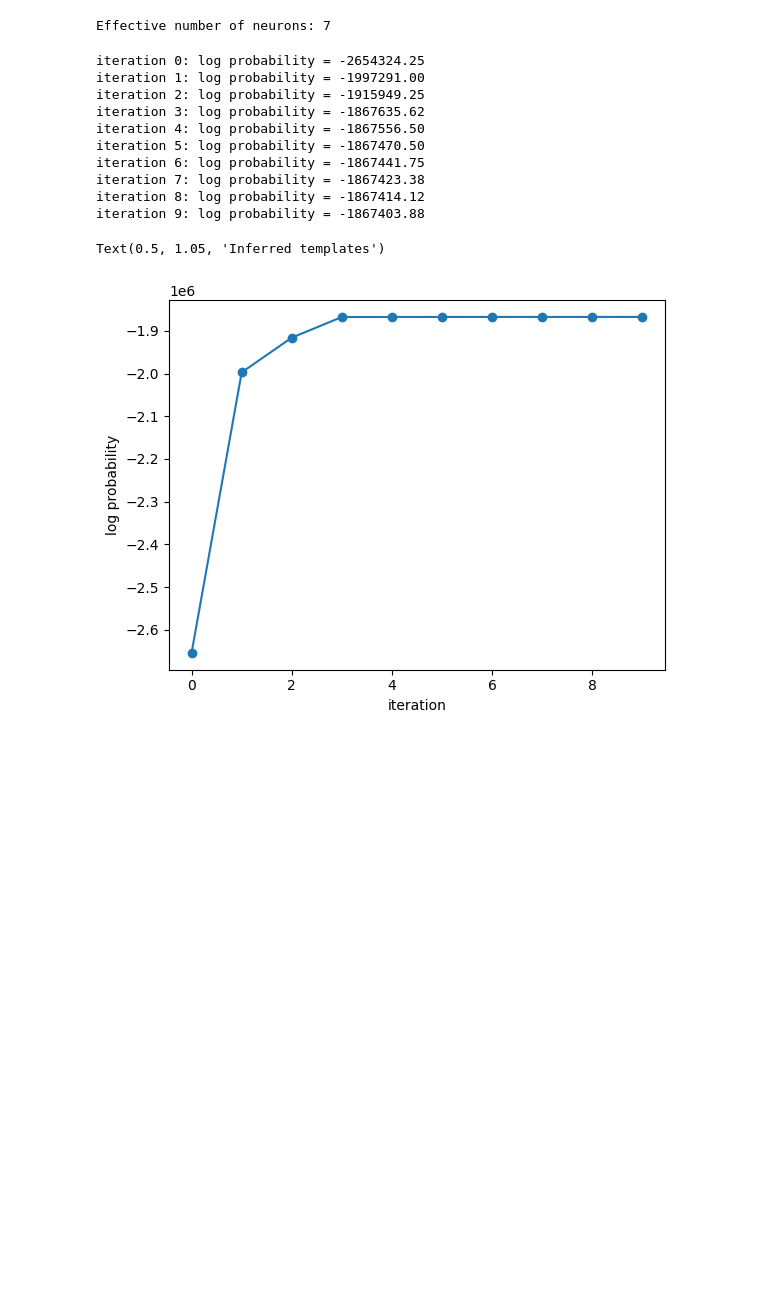
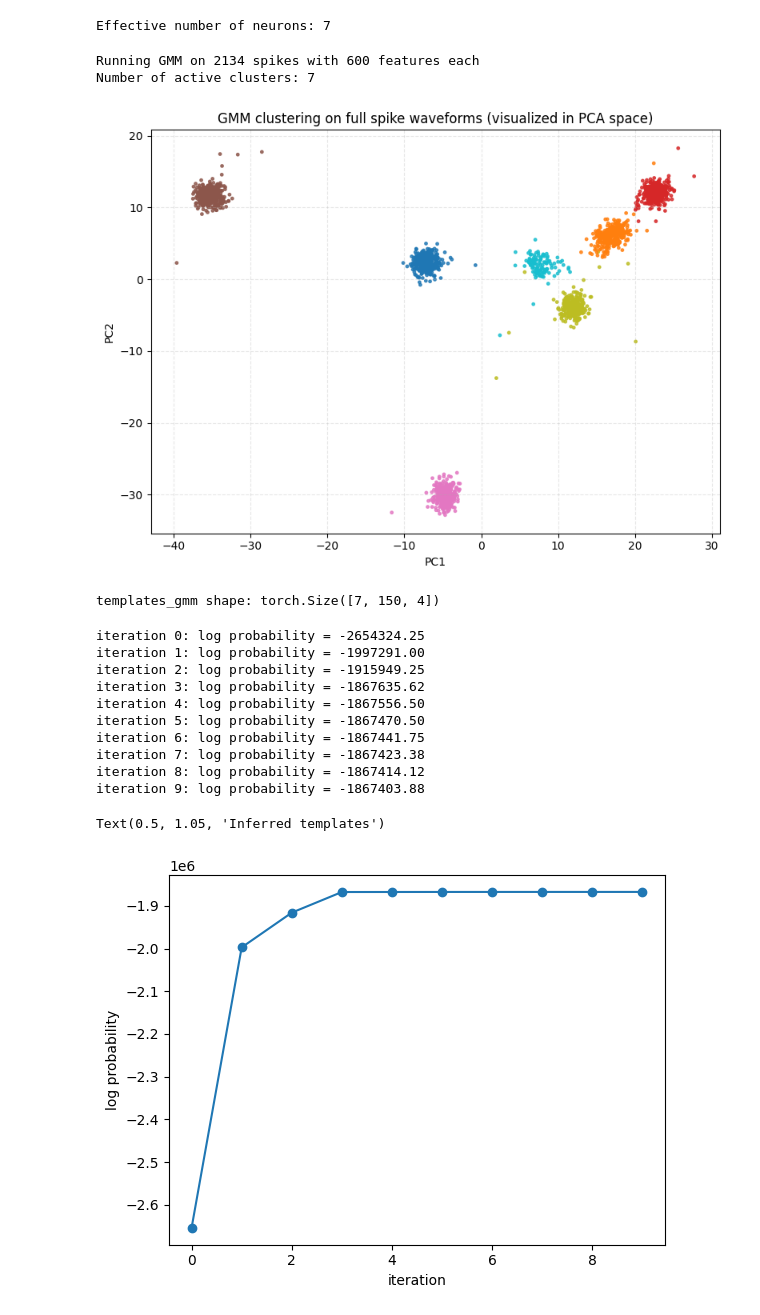
Before and after one commit to mariakesa/MITNeuralComputation, a Jupyter notebook: ScottLindermanBook/spike_sorting_by_clustering.ipynb, the cells around one changed output. Cells and saved outputs as stored; diff of their text form; code cells hidden in the pictures; blank space fills up the shorter version.

```diff
--- a/ScottLindermanBook/spike_sorting_by_clustering.ipynb
+++ b/ScottLindermanBook/spike_sorting_by_clustering.ipynb
@@ -447,6 +454,71 @@ bgmm = BayesianGaussianMixture(
 print(f"Effective number of neurons: {(bgmm.weights_ > 0.01).sum()}")
 # %% [output]
 Effective number of neurons: 7
+# %%
+import torch
+import numpy as np
+from sklearn.mixture import GaussianMixture
+import matplotlib.pyplot as plt
+
+# ======================================================
+# 1. Flatten the full spike waveforms
+# ======================================================
+num_spikes, window, num_channels = spike_waveforms.shape
+
+X = spike_waveforms.reshape(num_spikes, -1).cpu().numpy()
+
+print(f"Running GMM on {X.shape[0]} spikes with {X.shape[1]} features each")
+
+# ======================================================
+# 2. Fit Gaussian Mixture Model directly on full data
+# ======================================================
+num_clusters = 7  # change if needed
+gmm = GaussianMixture(
+    n_components=num_clusters,
+    covariance_type="tied",   # can also try "diag" or "tied"
+    random_state=0,
+    n_init=3,                 # multiple restarts for robustness
+    max_iter=500
+)
+gmm.fit(X)
+
+labels = gmm.predict(X)
+unique_labels = np.unique(labels)
+print(f"Number of active clusters: {len(unique_labels)}")
+
+# ======================================================
+# 3. Visualize results in a quick 2-D projection (optional)
+# ======================================================
+# Use PCA only for visualization after fitting, not for training
+from sklearn.decomposition import PCA
+pca = PCA(n_components=2, random_state=0)
+X_pca = pca.fit_transform(X)
+
+plt.figure(figsize=(8, 6))
+plt.scatter(X_pca[:, 0], X_pca[:, 1], c=labels, s=6, cmap="tab10", alpha=0.8)
+plt.xlabel("PC1")
+plt.ylabel("PC2")
+plt.title("GMM clustering on full spike waveforms (visualized in PCA space)")
+plt.grid(True, ls="--", alpha=0.3)
+plt.tight_layout()
+plt.show()
+
+# ======================================================
+# 4. Convert cluster assignments back to torch
+# ======================================================
+spike_ids_gmm = torch.from_numpy(labels).to(spike_waveforms.device)
+
+# Now you can e.g. compute templates from these labels:
+templates_gmm = torch.stack([
+    spike_waveforms[spike_ids_gmm == k].mean(dim=0)
+    for k in unique_labels
+])
+print("templates_gmm shape:", templates_gmm.shape)
+# %% [output]
+Running GMM on 2134 spikes with 600 features each
+Number of active clusters: 7
+[figure, added]
+templates_gmm shape: torch.Size([7, 150, 4])
 # %%
 from torch.distributions.normal import Normal
 
```
Also changed, not shown: parts of 4 cells of this notebook.
